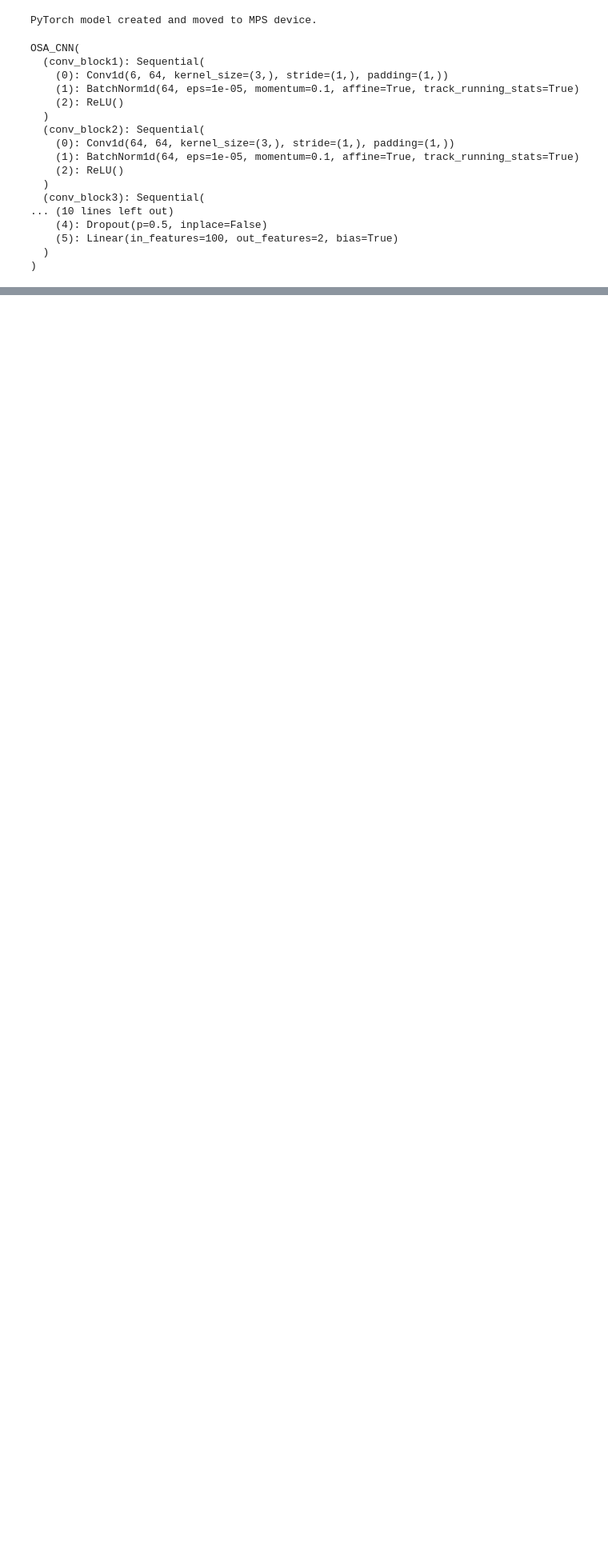
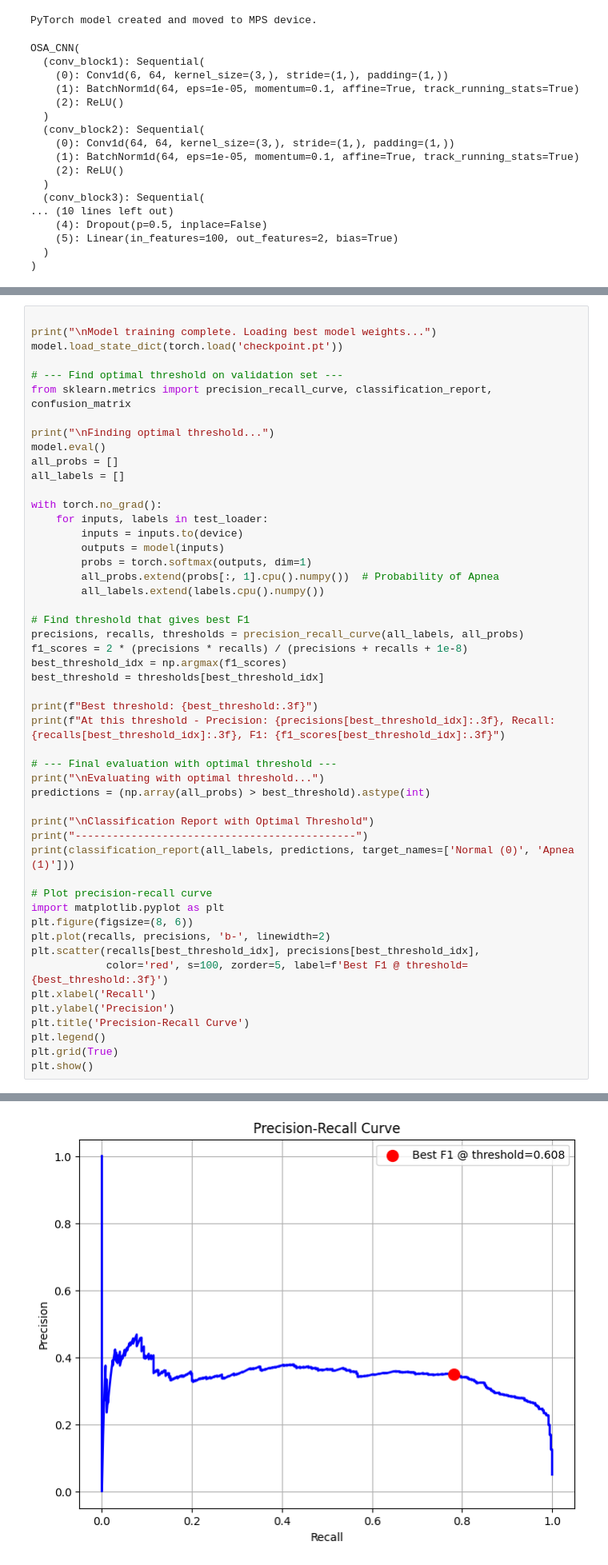
Before and after one commit to harshkheskani/DysfunctionalBreathingCharacterisation, a Jupyter notebook: src/Classification/cnn.ipynb, the cells around one changed output, grey strips where cells are left out. Shown at 80% size. Saved outputs shown, nothing was run; the diff lists cells and outputs as text; blank space fills up the shorter version.

```diff
--- a/src/Classification/cnn.ipynb
+++ b/src/Classification/cnn.ipynb
@@ -620,0 +626,51 @@ Confusion Matrix
+# %%
+
+print("\nModel training complete. Loading best model weights...")
+model.load_state_dict(torch.load('checkpoint.pt'))
+
+# --- Find optimal threshold on validation set ---
+from sklearn.metrics import precision_recall_curve, classification_report, confusion_matrix
+
+print("\nFinding optimal threshold...")
+model.eval()
+all_probs = []
+all_labels = []
+
+with torch.no_grad():
+    for inputs, labels in test_loader:
+        inputs = inputs.to(device)
+        outputs = model(inputs)
+        probs = torch.softmax(outputs, dim=1)
+        all_probs.extend(probs[:, 1].cpu().numpy())  # Probability of Apnea
+        all_labels.extend(labels.cpu().numpy())
+
+# Find threshold that gives best F1
+precisions, recalls, thresholds = precision_recall_curve(all_labels, all_probs)
+f1_scores = 2 * (precisions * recalls) / (precisions + recalls + 1e-8)
+best_threshold_idx = np.argmax(f1_scores)
+best_threshold = thresholds[best_threshold_idx]
+
+print(f"Best threshold: {best_threshold:.3f}")
+print(f"At this threshold - Precision: {precisions[best_threshold_idx]:.3f}, Recall: {recalls[best_threshold_idx]:.3f}, F1: {f1_scores[best_threshold_idx]:.3f}")
+
+# --- Final evaluation with optimal threshold ---
+print("\nEvaluating with optimal threshold...")
+predictions = (np.array(all_probs) > best_threshold).astype(int)
+
+print("\nClassification Report with Optimal Threshold")
+print("---------------------------------------------")
+print(classification_report(all_labels, predictions, target_names=['Normal (0)', 'Apnea (1)']))
+
+# Plot precision-recall curve
+import matplotlib.pyplot as plt
+plt.figure(figsize=(8, 6))
+plt.plot(recalls, precisions, 'b-', linewidth=2)
+plt.scatter(recalls[best_threshold_idx], precisions[best_threshold_idx],
+            color='red', s=100, zorder=5, label=f'Best F1 @ threshold={best_threshold:.3f}')
+plt.xlabel('Recall')
+plt.ylabel('Precision')
+plt.title('Precision-Recall Curve')
+plt.legend()
+plt.grid(True)
+plt.show()
+# %% [output]
@@ -621,3 +695,4 @@ Confusion Matrix
+[figure, added]
 # %% [markdown]
 *Leave one out Cross validation*
 # %%
```
Also changed, not shown: parts of 5 cells of this notebook, 2 other files.
